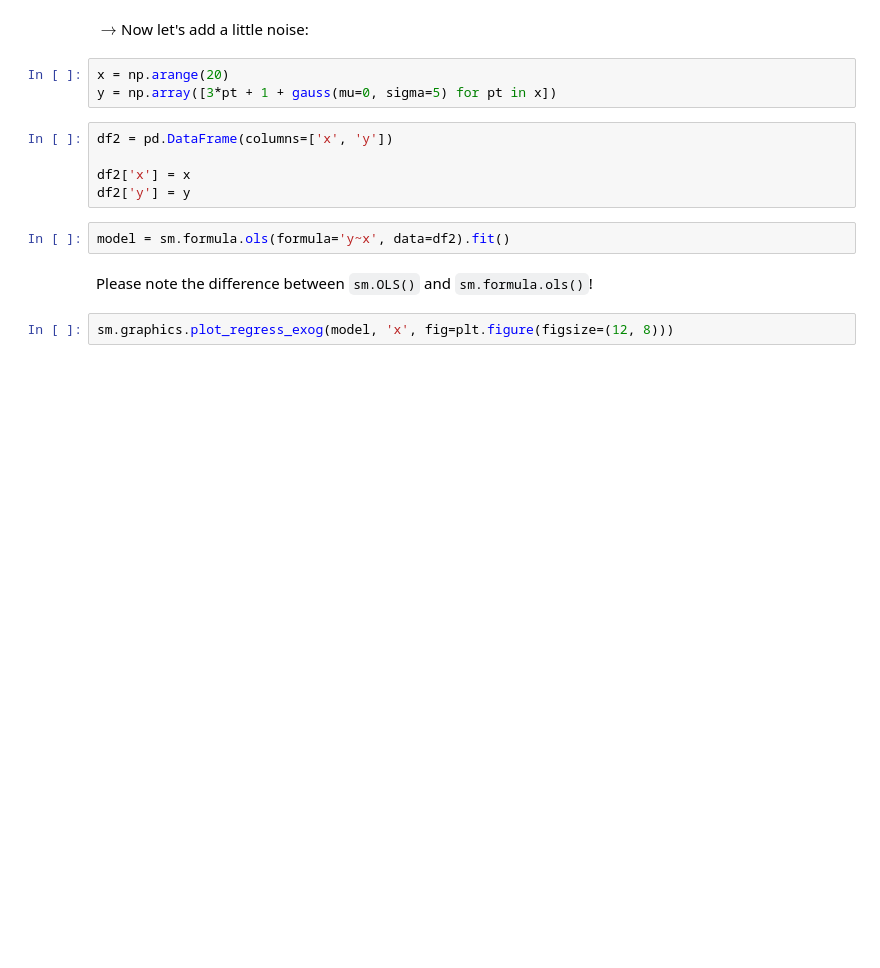
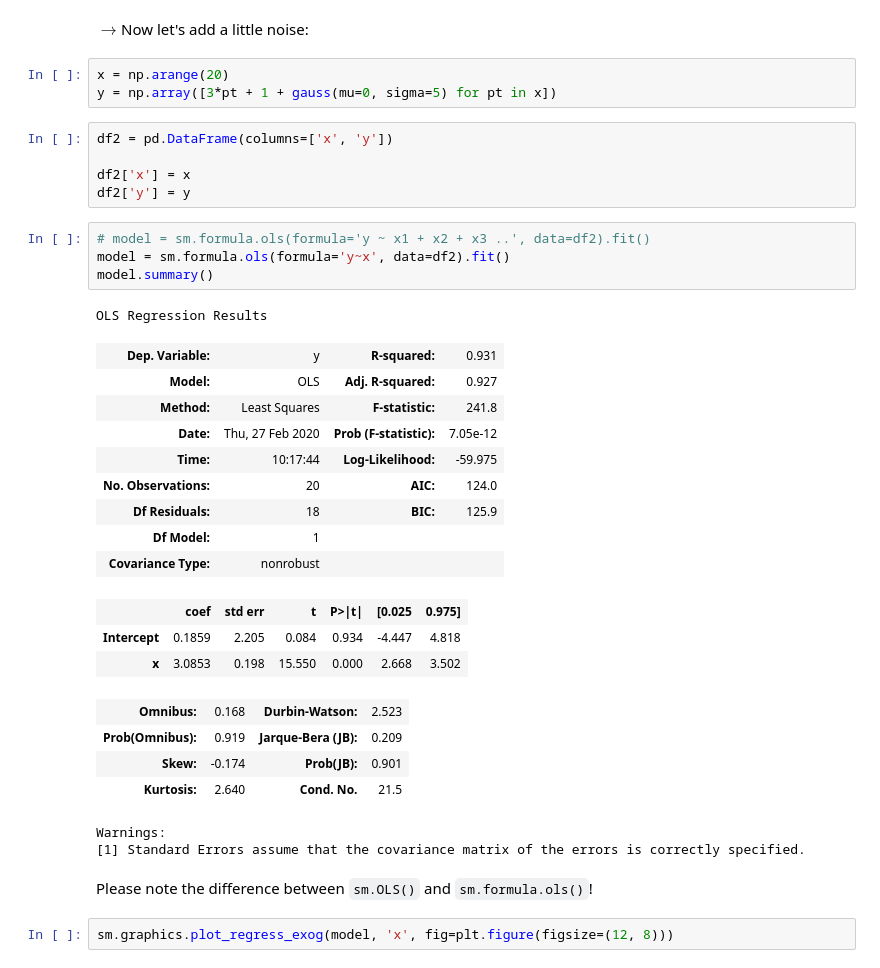
Before and after one commit to sam-thurman/linear_regression_seattle-ds, a Jupyter notebook: linear_regression.ipynb, the cells around one changed output. Cells and saved outputs as stored; diff of their text form; blank space fills up the shorter version.

```diff
--- a/linear_regression.ipynb
+++ b/linear_regression.ipynb
@@ -231,7 +343,29 @@ df2 = pd.DataFrame(columns=['x', 'y'])
 df2['x'] = x
 df2['y'] = y
 # %%
+# model = sm.formula.ols(formula='y ~ x1 + x2 + x3 ..', data=df2).fit()
 model = sm.formula.ols(formula='y~x', data=df2).fit()
+model.summary()
+# %% [output]
+OLS Regression Results
+| Dep. Variable: | y | R-squared: | 0.931 |
+| Model: | OLS | Adj. R-squared: | 0.927 |
+| Method: | Least Squares | F-statistic: | 241.8 |
+| Date: | Thu, 27 Feb 2020 | Prob (F-statistic): | 7.05e-12 |
+| Time: | 10:17:44 | Log-Likelihood: | -59.975 |
+| No. Observations: | 20 | AIC: | 124.0 |
+| Df Residuals: | 18 | BIC: | 125.9 |
+| Df Model: | 1 |  |  |
+| Covariance Type: | nonrobust |  |  |
+|  | coef | std err | t | P>|t| | [0.025 | 0.975] |
+| Intercept | 0.1859 | 2.205 | 0.084 | 0.934 | -4.447 | 4.818 |
+| x | 3.0853 | 0.198 | 15.550 | 0.000 | 2.668 | 3.502 |
+| Omnibus: | 0.168 | Durbin-Watson: | 2.523 |
+| Prob(Omnibus): | 0.919 | Jarque-Bera (JB): | 0.209 |
+| Skew: | -0.174 | Prob(JB): | 0.901 |
+| Kurtosis: | 2.640 | Cond. No. | 21.5 |
+Warnings:
+[1] Standard Errors assume that the covariance matrix of the errors is correctly specified.
 # %% [markdown]
 Please note the difference between `sm.OLS()` and `sm.formula.ols()`!
 # %%
```
Also changed, not shown: parts of 40 cells of this notebook.
